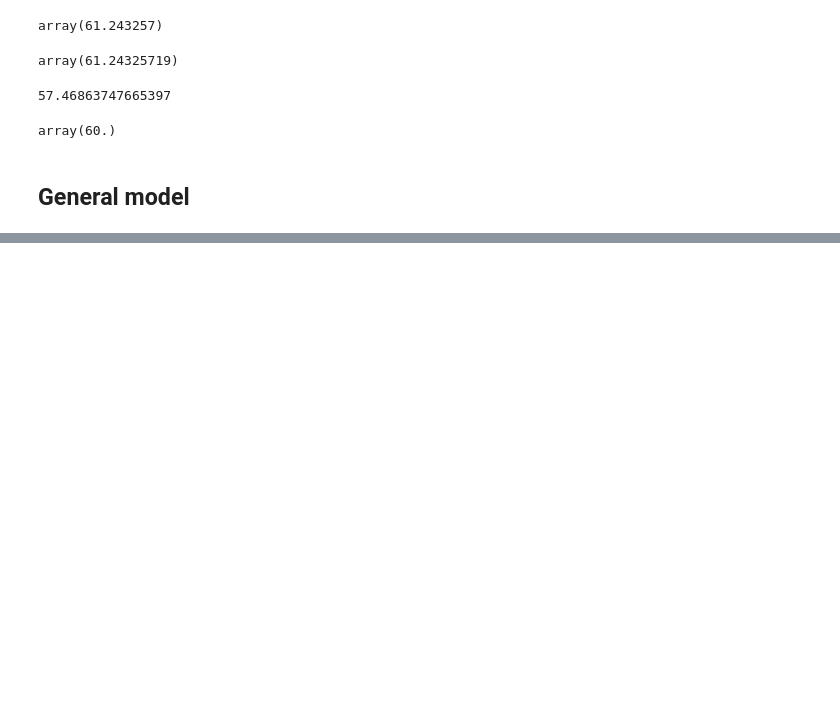
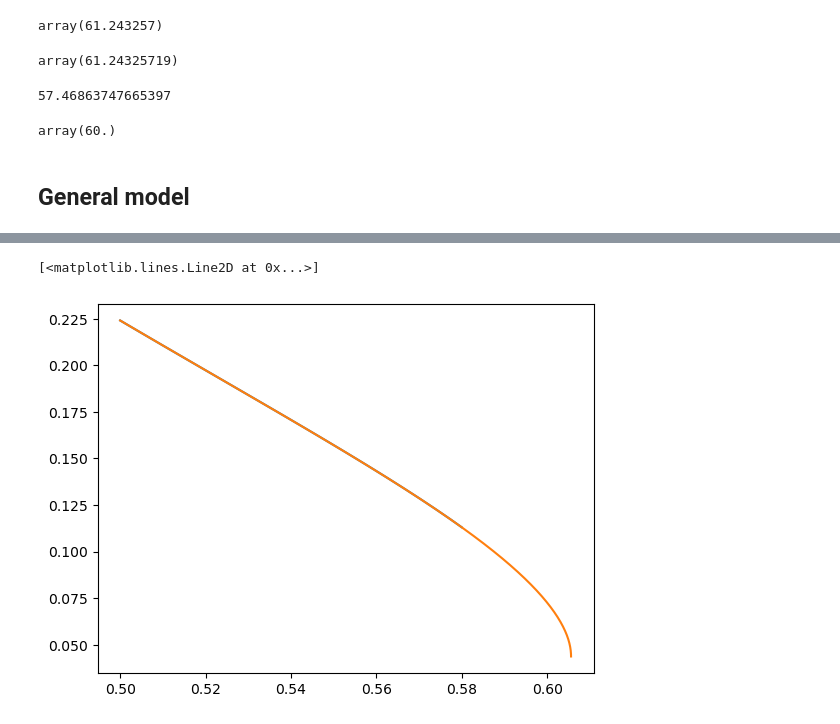
Before and after one commit to quarkquartet/Wall_velocity_LTE, a Jupyter notebook: boundary_condition/boundary.ipynb, the cells around one changed output, grey strips where cells are left out. Drawn from its saved outputs; the diff is of its cells as text; code cells hidden in the pictures; blank space fills up the shorter version.

```diff
--- a/boundary_condition/boundary.ipynb
+++ b/boundary_condition/boundary.ipynb
@@ -252,0 +376,4 @@ def r(V,Tp,Tm):
+# %%
+xi_max = vsol.y[1].max()
+xi_max_index = vsol.y[1].argmax()
+v_prof = interpolate.UnivariateSpline(vsol.y[1][0:xi_max_index+1], vsol.y[0][0:xi_max_index+1], s=0)
@@ -252,0 +384,8 @@ def r(V,Tp,Tm):
+# %%
+xplot = np.linspace(0.5, 0.58, 100)
+vplot = [v_prof(x) for x in xplot]
+plt.plot(xplot, vplot)
+plt.plot(vsol.y[1][0:xi_max_index+1],vsol.y[0][0:xi_max_index+1])
+# %% [output]
+[<matplotlib.lines.Line2D at 0x...>]
+[figure, added]
```
Also changed, not shown: parts of 35 cells of this notebook.
